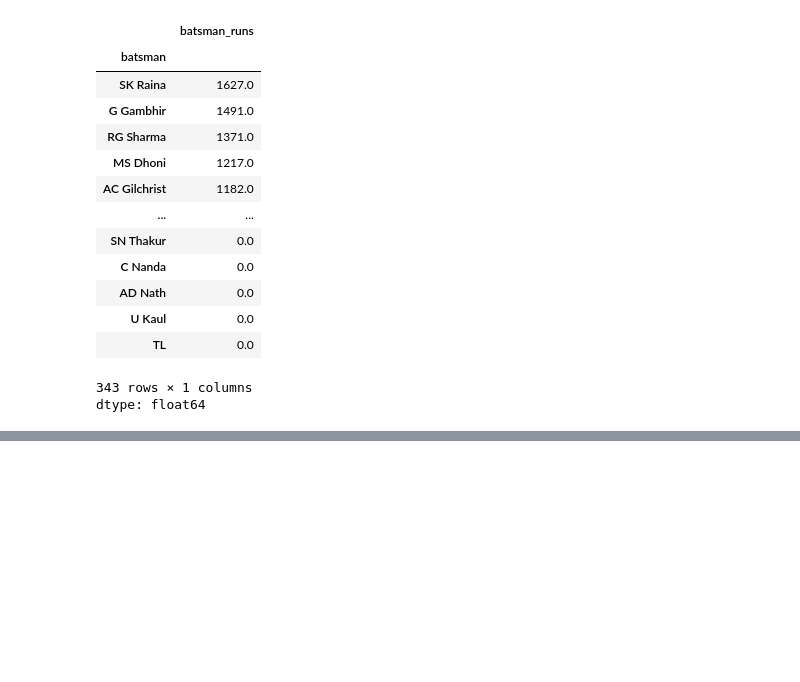
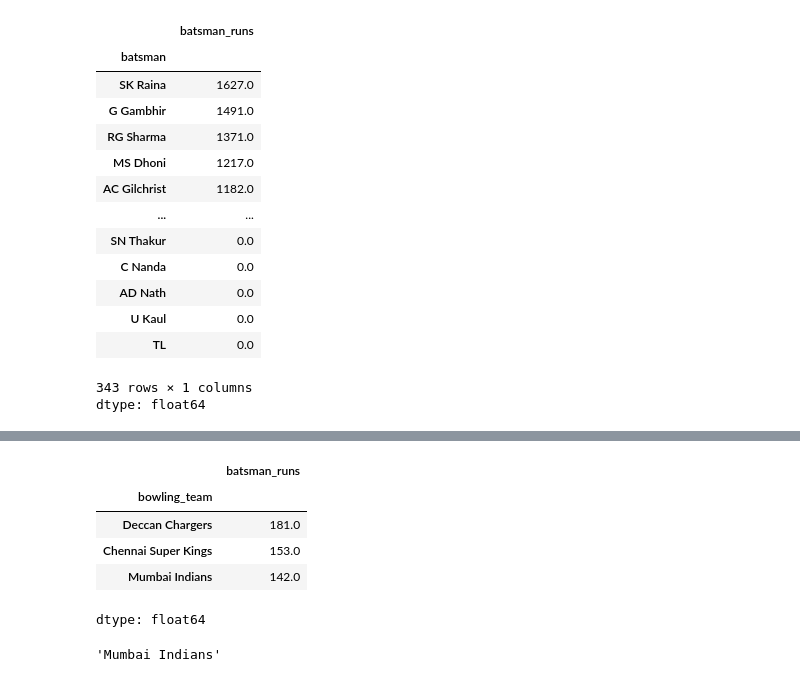
Before and after one commit to badalm06/Numpy, a Jupyter notebook: Pandas.ipynb, the cells around one changed output, grey strips where cells are left out. Drawn from its saved outputs; the diff is of its cells as text; code cells hidden in the pictures; blank space fills up the shorter version.

```diff
--- a/Pandas.ipynb
+++ b/Pandas.ipynb
@@ -367,0 +393,10 @@ dtype: float64
+# %%
+vk = delivery[delivery['batsman']=='V Kohli']
+vk.groupby('bowling_team')['batsman_runs'].sum().sort_values(ascending=False).head(3)
+# %% [output]
+|  | batsman_runs |
+| bowling_team |  |
+| Deccan Chargers | 181.0 |
+| Chennai Super Kings | 153.0 |
+| Mumbai Indians | 142.0 |
+dtype: float64
@@ -367,0 +408,4 @@ dtype: float64
+# %%
+run_scored('MS Dhoni')
+# %% [output]
+'Mumbai Indians'
```
Also changed, not shown: parts of 4 cells of this notebook.
